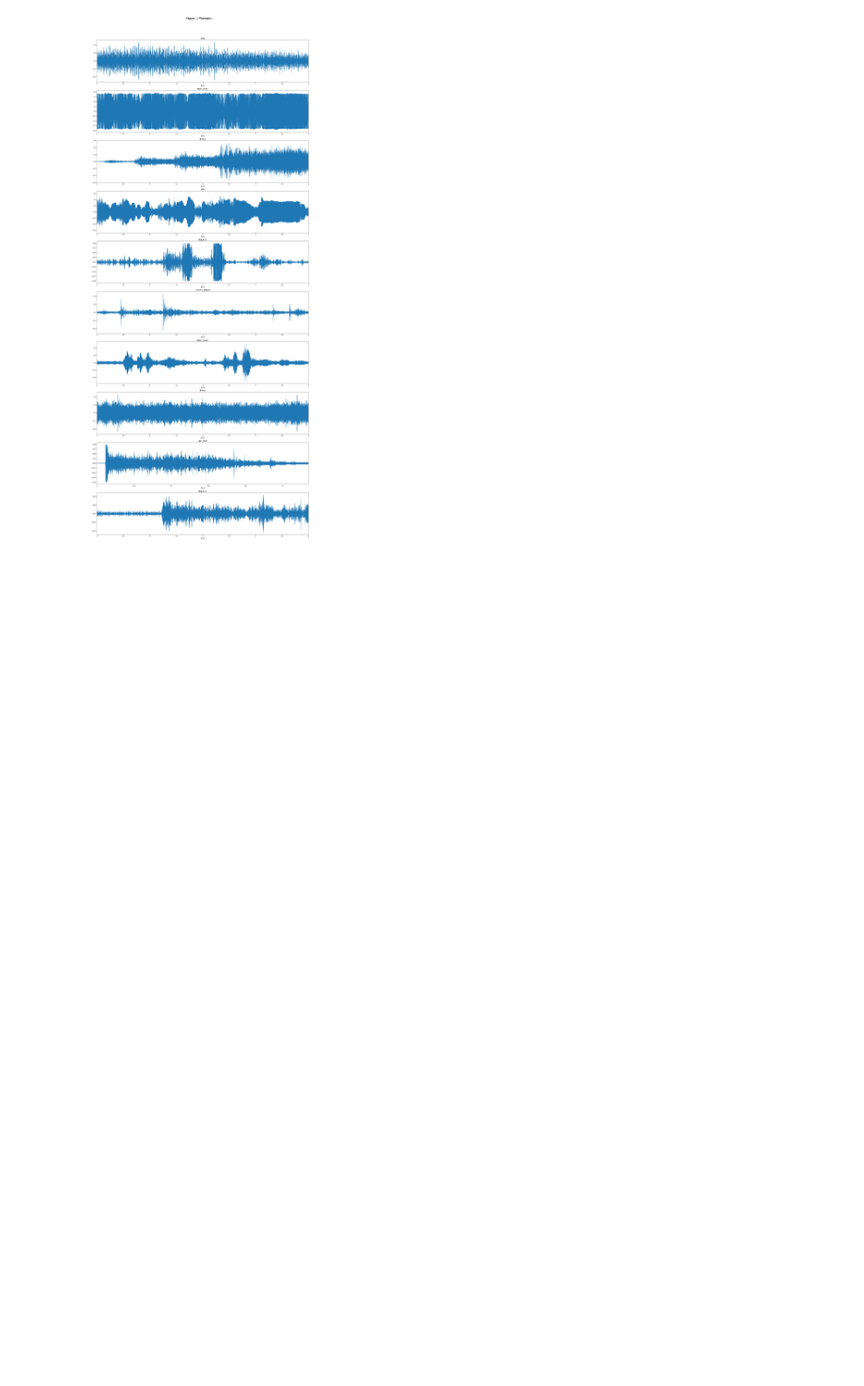
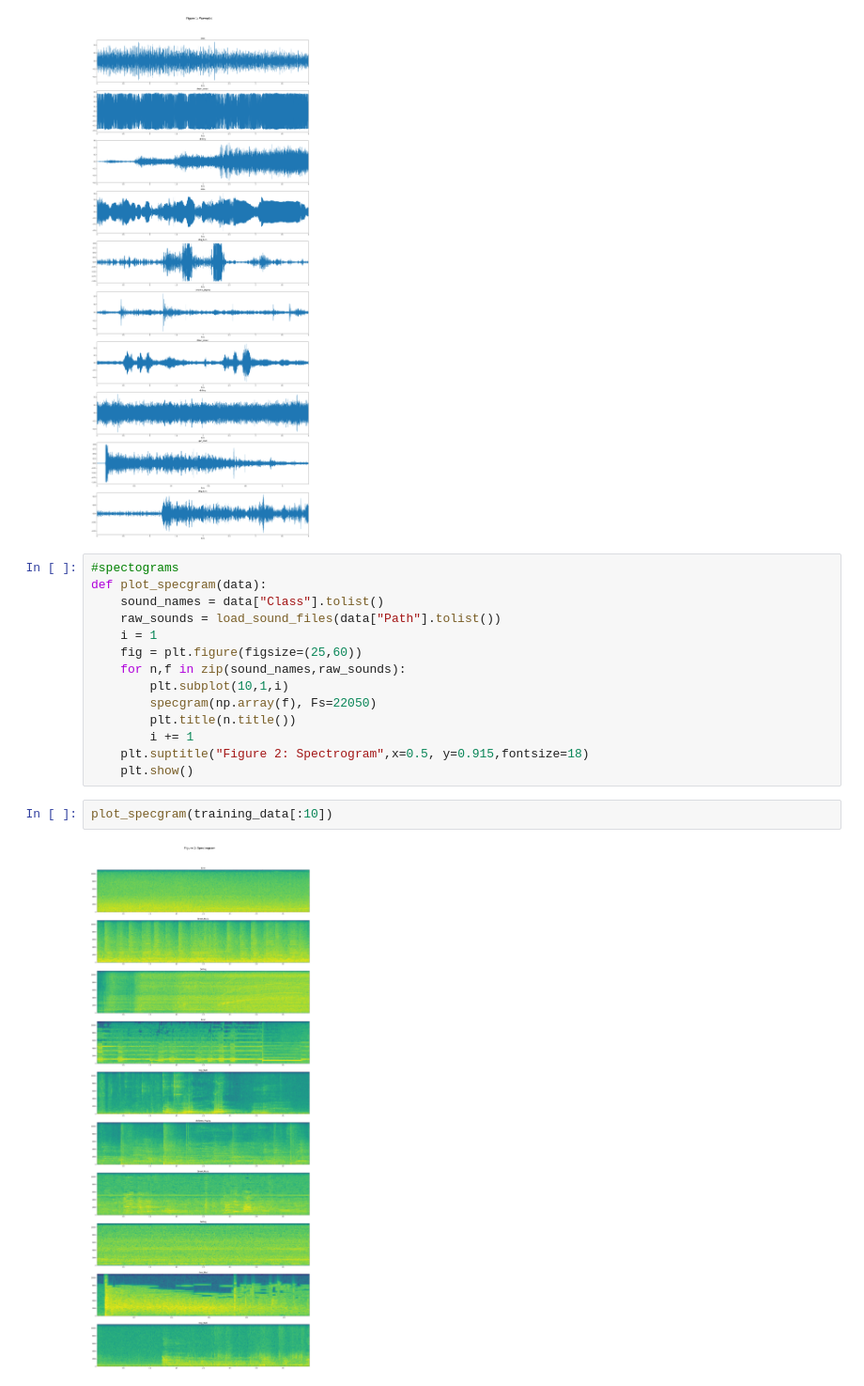
Before and after one commit to karun-r/audio-analysis, a Jupyter notebook: audio-analysis.ipynb, the cells around one changed output. Shown at 94% size. Saved outputs shown, nothing was run; the diff lists cells and outputs as text; blank space fills up the shorter version.

```diff
--- a/audio-analysis.ipynb
+++ b/audio-analysis.ipynb
@@ -46,3 +46,21 @@ def plot_waves(data):
 plot_waves(training_data[:10])
 # %% [output]
 [figure]
+# %%
+#spectograms
+def plot_specgram(data):
+    sound_names = data["Class"].tolist()
+    raw_sounds = load_sound_files(data["Path"].tolist())
+    i = 1
+    fig = plt.figure(figsize=(25,60))
+    for n,f in zip(sound_names,raw_sounds):
+        plt.subplot(10,1,i)
+        specgram(np.array(f), Fs=22050)
+        plt.title(n.title())
+        i += 1
+    plt.suptitle("Figure 2: Spectrogram",x=0.5, y=0.915,fontsize=18)
+    plt.show()
+# %%
+plot_specgram(training_data[:10])
+# %% [output]
+[figure, added]
```
Also changed, not shown: parts of 25 cells of this notebook.
